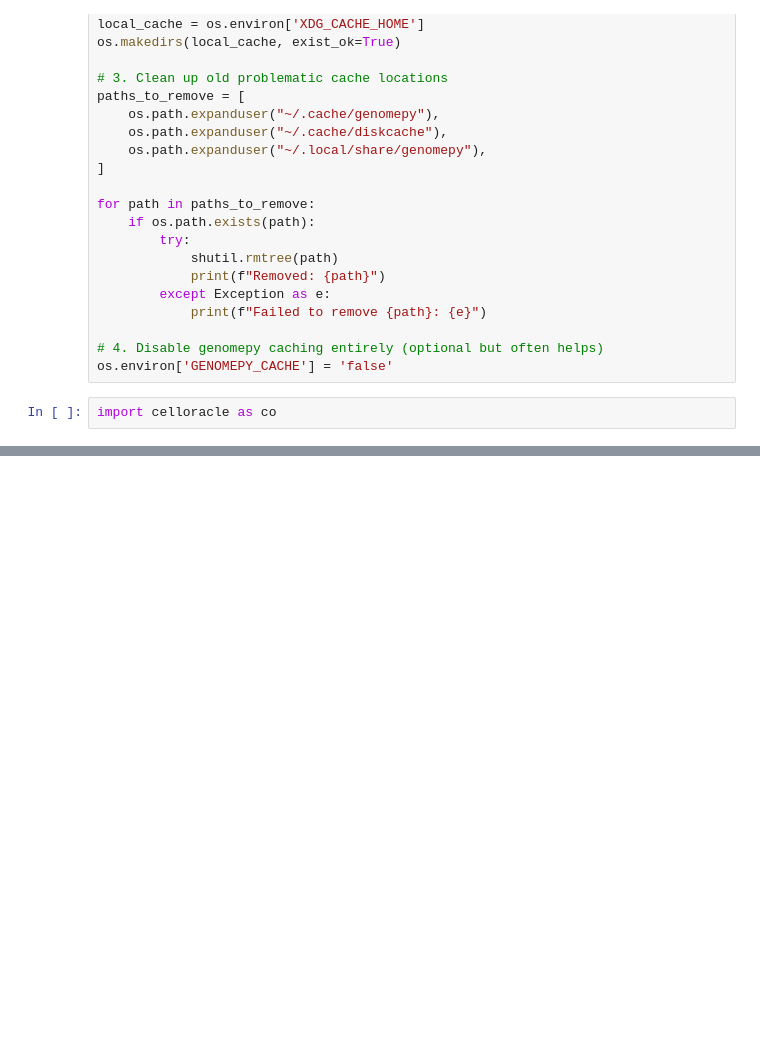
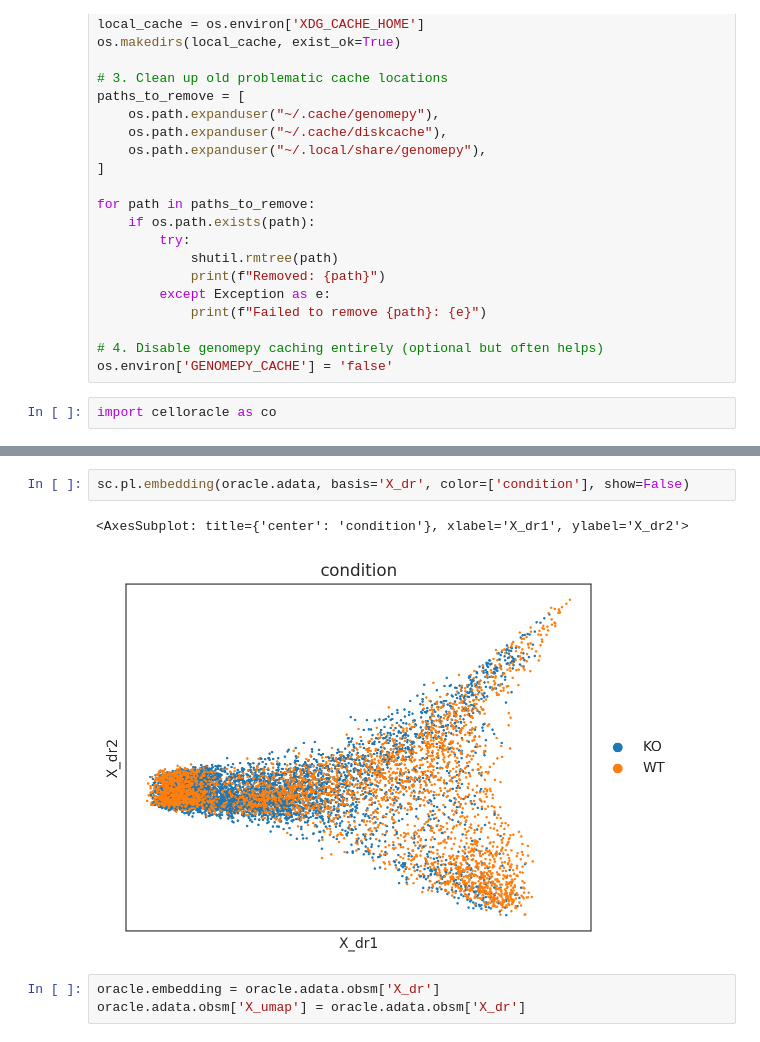
Before and after one commit to sachha-naksha/TA_muscle_ageing, a Jupyter notebook: py_scripts/grn_inference/4_TF_KO_sim.ipynb, the cells around one changed output, grey strips where cells are left out. Drawn from its saved outputs; the diff is of its cells as text; blank space fills up the shorter version.

```diff
--- a/py_scripts/grn_inference/4_TF_KO_sim.ipynb
+++ b/py_scripts/grn_inference/4_TF_KO_sim.ipynb
@@ -61 +102,9 @@ oracle = co.load_hdf5(f"{wd}/out_files/male_type2_fitted.celloracle.oracle")
+# %%
+sc.pl.embedding(oracle.adata, basis='X_dr', color=['condition'], show=False)
+# %% [output]
+<AxesSubplot: title={'center': 'condition'}, xlabel='X_dr1', ylabel='X_dr2'>
+[figure, added]
+# %%
+oracle.embedding = oracle.adata.obsm['X_dr']
+oracle.adata.obsm['X_umap'] = oracle.adata.obsm['X_dr']
 # %%
```
Also changed, not shown: parts of 20 cells of this notebook.
